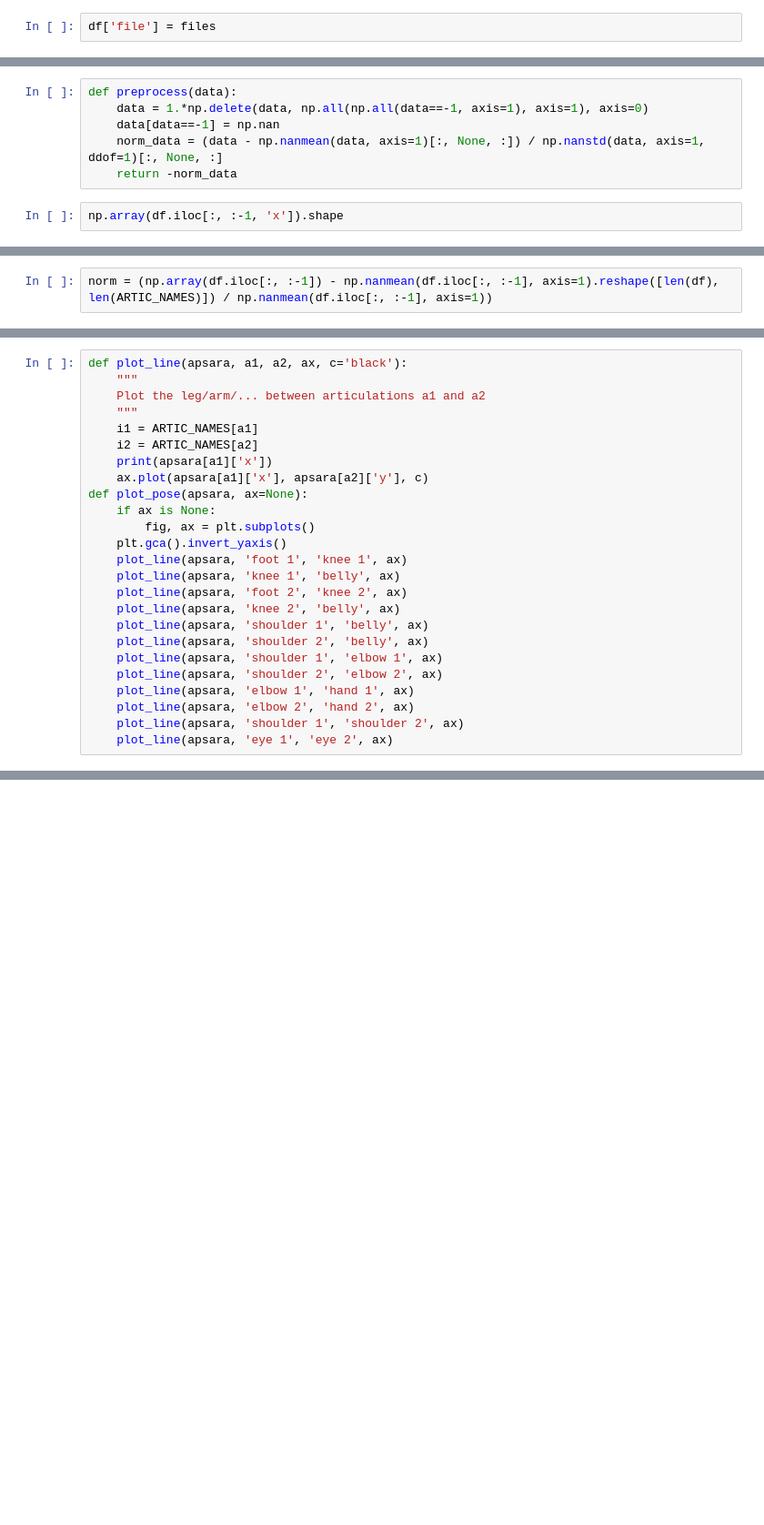
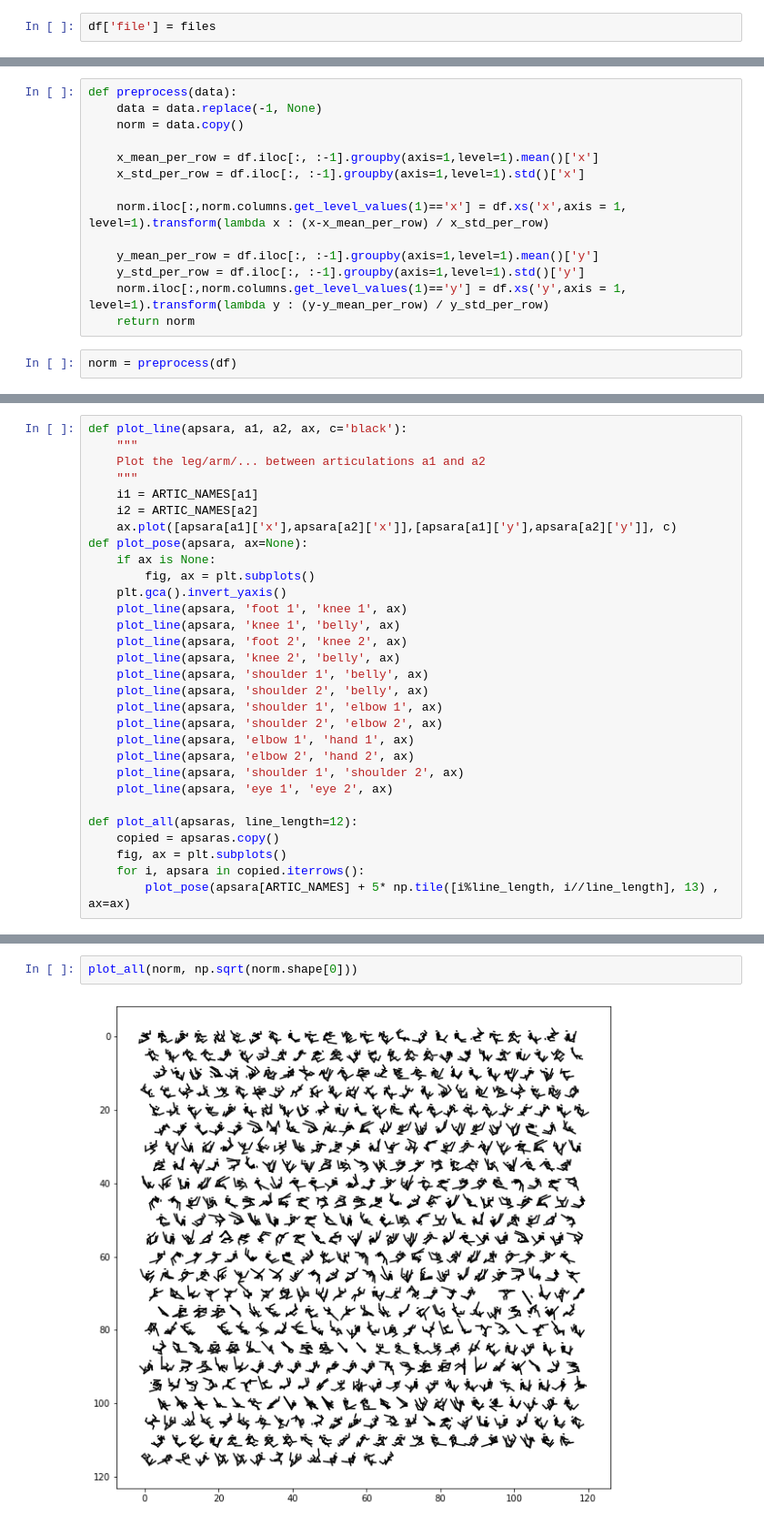
Before and after one commit to floffy-f/NSLO_DH412, a Jupyter notebook: Apsara_temporal.ipynb, the cells around one changed output, grey strips where cells are left out. Shown at 91% size. Drawn from its saved outputs; the diff is of its cells as text; blank space fills up the shorter version.

```diff
--- a/Apsara_temporal.ipynb
+++ b/Apsara_temporal.ipynb
@@ -166,8 +126,16 @@ df.replace(-1, None)
 # %%
 def preprocess(data):
-    data = 1.*np.delete(data, np.all(np.all(data==-1, axis=1), axis=1), axis=0)
-    data[data==-1] = np.nan
-    norm_data = (data - np.nanmean(data, axis=1)[:, None, :]) / np.nanstd(data, axis=1, ddof=1)[:, None, :]
-    return -norm_data
+    data = data.replace(-1, None)
+    norm = data.copy()
+
+    x_mean_per_row = df.iloc[:, :-1].groupby(axis=1,level=1).mean()['x']
+    x_std_per_row = df.iloc[:, :-1].groupby(axis=1,level=1).std()['x']
+
+    norm.iloc[:,norm.columns.get_level_values(1)=='x'] = df.xs('x',axis = 1, level=1).transform(lambda x : (x-x_mean_per_row) / x_std_per_row)
+
+    y_mean_per_row = df.iloc[:, :-1].groupby(axis=1,level=1).mean()['y']
+    y_std_per_row = df.iloc[:, :-1].groupby(axis=1,level=1).std()['y']
+    norm.iloc[:,norm.columns.get_level_values(1)=='y'] = df.xs('y',axis = 1, level=1).transform(lambda y : (y-y_mean_per_row) / y_std_per_row)
+    return norm
 # %%
-np.array(df.iloc[:, :-1, 'x']).shape
+norm = preprocess(df)
@@ -208,2 +141,0 @@ df.xs('x',axis = 1, level=1)
-# %%
-norm = (np.array(df.iloc[:, :-1]) - np.nanmean(df.iloc[:, :-1], axis=1).reshape([len(df), len(ARTIC_NAMES)]) / np.nanmean(df.iloc[:, :-1], axis=1))
@@ -220,8 +146,7 @@ def plot_line(apsara, a1, a2, ax, c='black'):
     """
     i1 = ARTIC_NAMES[a1]
     i2 = ARTIC_NAMES[a2]
-    print(apsara[a1]['x'])
-    ax.plot(apsara[a1]['x'], apsara[a2]['y'], c)
+    ax.plot([apsara[a1]['x'],apsara[a2]['x']],[apsara[a1]['y'],apsara[a2]['y']], c)
 def plot_pose(apsara, ax=None):
     if ax is None:
         fig, ax = plt.subplots()
@@ -238,3 +163,9 @@ def plot_pose(apsara, ax=None):
     plot_line(apsara, 'elbow 2', 'hand 2', ax)
     plot_line(apsara, 'shoulder 1', 'shoulder 2', ax)
     plot_line(apsara, 'eye 1', 'eye 2', ax)
+
+def plot_all(apsaras, line_length=12):
+    copied = apsaras.copy()
+    fig, ax = plt.subplots()
+    for i, apsara in copied.iterrows():
+        plot_pose(apsara[ARTIC_NAMES] + 5* np.tile([i%line_length, i//line_length], 13) , ax=ax)
@@ -256,0 +172,4 @@ plot_pose(df.iloc[0])
+# %%
+plot_all(norm, np.sqrt(norm.shape[0]))
+# %% [output]
+[figure, added]
```
Also changed, not shown: parts of 9 cells of this notebook.
